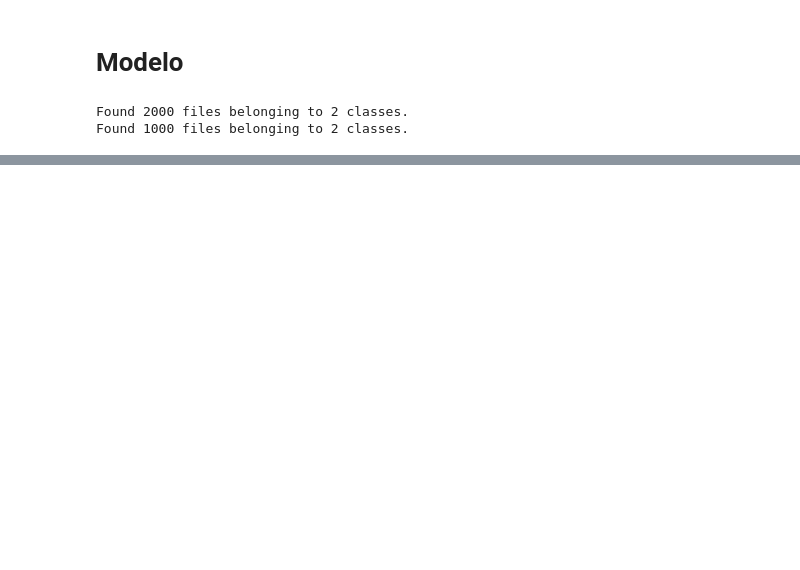
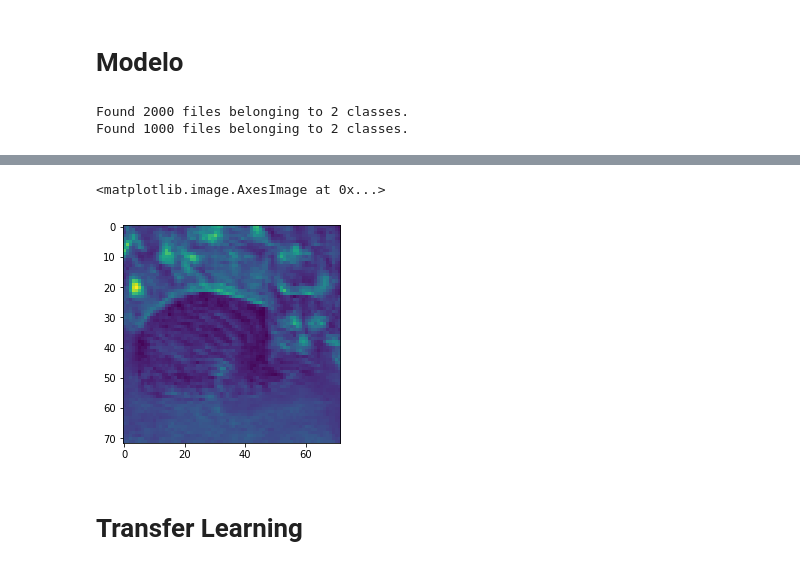
Before and after one commit to JoseAdFer/IDAL_IA3_JoseAdell, a Jupyter notebook: Ejercicio_Jumanji_modelo1.ipynb, the cells around one changed output, grey strips where cells are left out. Drawn from its saved outputs; the diff is of its cells as text; code cells hidden in the pictures; blank space fills up the shorter version.

```diff
--- a/Ejercicio_Jumanji_modelo1.ipynb
+++ b/Ejercicio_Jumanji_modelo1.ipynb
@@ -310,0 +304,8 @@ Val accuracy: 0.6909999847412109
+# %%
+filter_1 = prediction[0,:,:,0]
+plt.imshow(filter_1, cmap="viridis")
+# %% [output]
+<matplotlib.image.AxesImage at 0x...>
+[figure, added]
+# %% [markdown]
+# **Transfer Learning**
```
Also changed, not shown: parts of 31 cells of this notebook.
